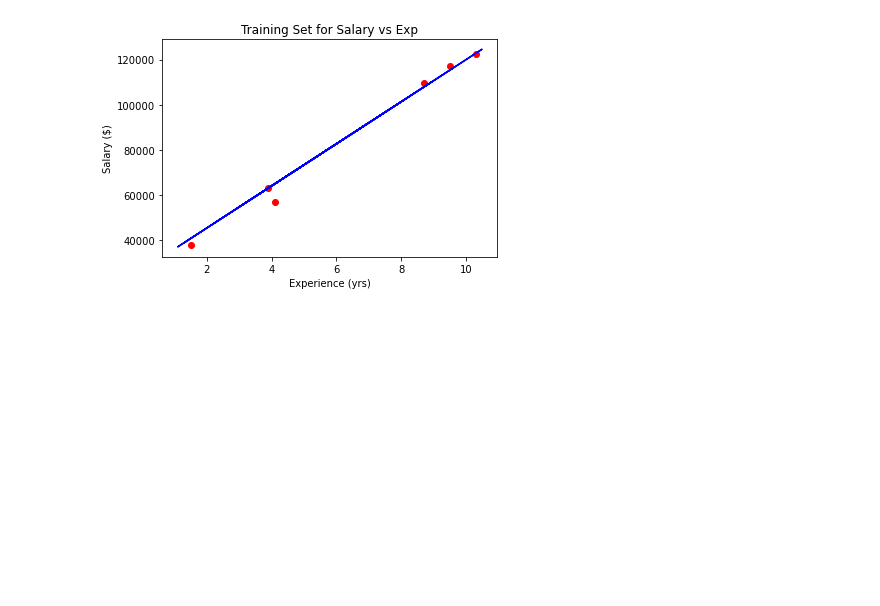
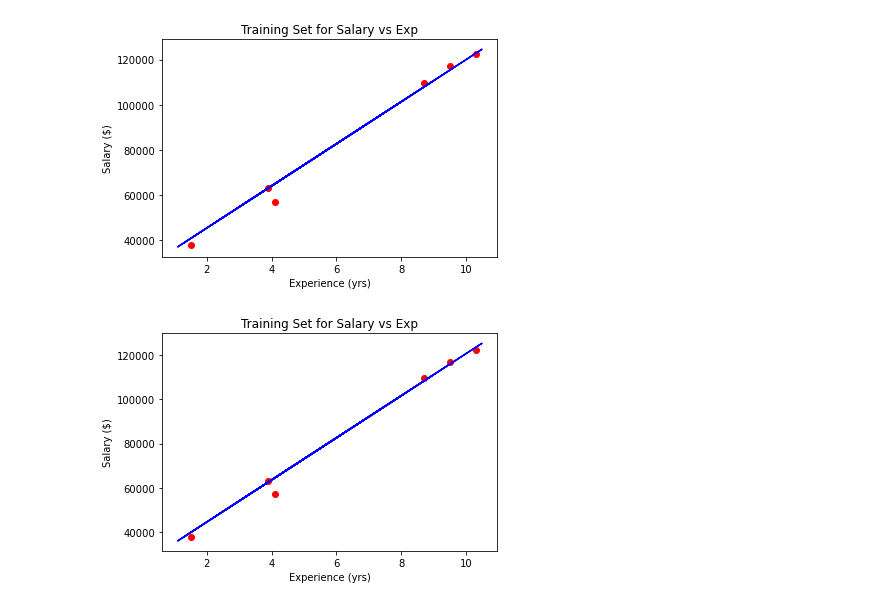
Before and after one commit to RohanAnand12/MachineLearningCourse, a Jupyter notebook: Machine Learning A-Z (Codes and Datasets)/Part 2 - Regression/Section 4 - Simple Linear Regression/Python/simple_linear_regression_FILLOUT.ipynb, the cells around one changed output. Cells and saved outputs as stored; diff of their text form; code cells hidden in the pictures; blank space fills up the shorter version.

```diff
--- a/Machine Learning A-Z (Codes and Datasets)/Part 2 - Regression/Section 4 - Simple Linear Regression/Python/simple_linear_regression_FILLOUT.ipynb
+++ b/Machine Learning A-Z (Codes and Datasets)/Part 2 - Regression/Section 4 - Simple Linear Regression/Python/simple_linear_regression_FILLOUT.ipynb
@@ -142,3 +112,12 @@ plt.ylabel("Salary ($)")
 plt.show()
 # %% [output]
 [figure]
+# %%
+plt.scatter(x_test,y_test,color = "red")
+plt.plot(x_train,yhatG,color="blue")
+plt.title("Training Set for Salary vs Exp")
+plt.xlabel("Experience (yrs)")
+plt.ylabel("Salary ($)")
+plt.show()
+# %% [output]
+[figure, added]
```
Also changed, not shown: parts of 2 cells of this notebook.
